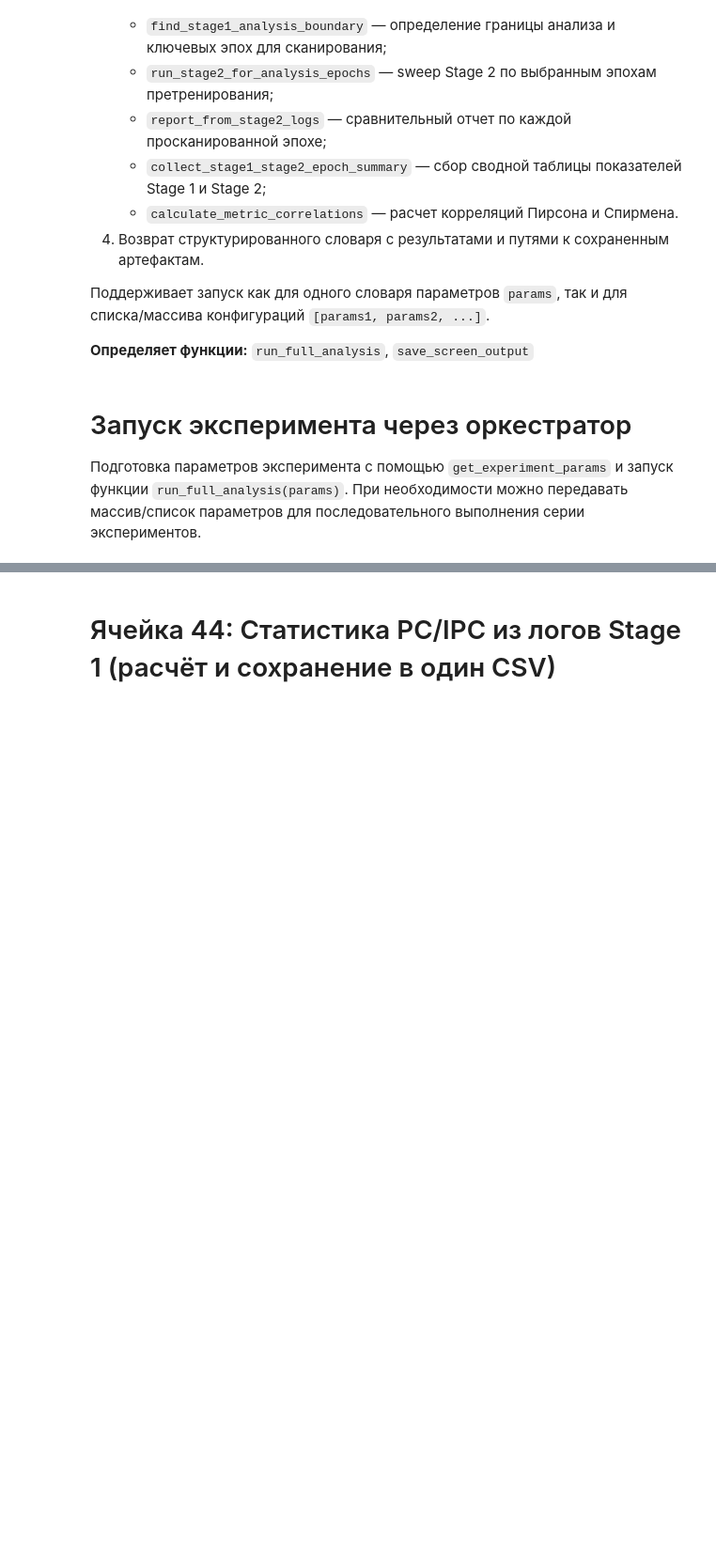
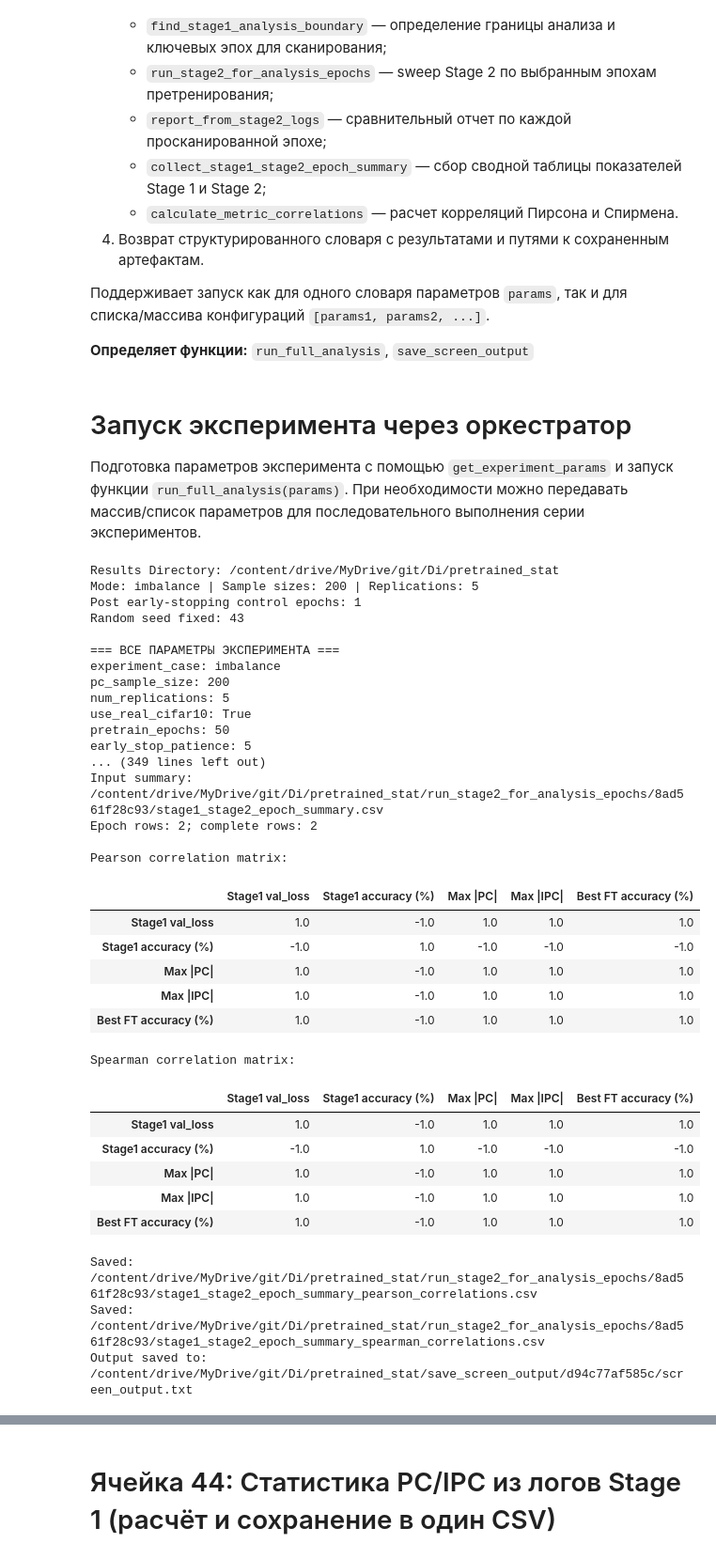
Before and after one commit to DR24DR24/Di, a Jupyter notebook: pretrained_stat.ipynb, the cells around one changed output, grey strips where cells are left out. Shown at 94% size. Saved outputs shown, nothing was run; the diff lists cells and outputs as text; code cells hidden in the pictures; blank space fills up the shorter version.

```diff
--- a/pretrained_stat.ipynb
+++ b/pretrained_stat.ipynb
@@ -2488,7 +2498,7 @@ def run_full_analysis(params, device=None):
 
         # --- 4. Sweep Stage 2 по выбранным эпохам ---
         stage2_epoch_sweep_log = run_stage2_for_analysis_epochs(
-            params, boundary=stage1_analysis_boundary
+            {**params,"calculate_pc_ipc":False}, boundary=stage1_analysis_boundary
         )
 
         # --- 5. Сравнение моделей по каждой просканированной эпохе ---
@@ -2522,28 +2532,62 @@ def run_full_analysis(params, device=None):
 # %%
 # Ячейка 43  (перенумеруется автоматически)
 # Запуск эксперимента: подготовка параметров params и вызов run_full_analysis.
 
 # --- Подготовка параметров эксперимента ---
 params = get_experiment_params(
     experiment_case="imbalance",
-    pc_sample_size=300,
-    num_replications=3,
+    pc_sample_size=200,
+    num_replications=5,
     use_real_cifar10=True,
     pretrain_epochs=50,
     early_stop_patience=5,
     post_early_stop_epochs=1,
     learning_rate_source=0.001,
     target_epochs=50,
     target_patience=5,
     learning_rate_target=0.001,
     feature_extraction=True,
     ft_sample_size=100,
     best_model_criterion="pc",
     seed=43,
 )
 
 # --- Запуск полного анализа ---
 results = run_full_analysis(params)
+# %% [output]
+Results Directory: /content/drive/MyDrive/git/Di/pretrained_stat
+Mode: imbalance | Sample sizes: 200 | Replications: 5
+Post early-stopping control epochs: 1
+Random seed fixed: 43
+
+=== ВСЕ ПАРАМЕТРЫ ЭКСПЕРИМЕНТА ===
+experiment_case: imbalance
+pc_sample_size: 200
+num_replications: 5
+use_real_cifar10: True
+pretrain_epochs: 50
+early_stop_patience: 5
+... (349 lines left out)
+Input summary: /content/drive/MyDrive/git/Di/pretrained_stat/run_stage2_for_analysis_epochs/8ad561f28c93/stage1_stage2_epoch_summary.csv
+Epoch rows: 2; complete rows: 2
+
+Pearson correlation matrix:
+|  | Stage1 val_loss | Stage1 accuracy (%) | Max |PC| | Max |IPC| | Best FT accuracy (%) |
+| Stage1 val_loss | 1.0 | -1.0 | 1.0 | 1.0 | 1.0 |
+| Stage1 accuracy (%) | -1.0 | 1.0 | -1.0 | -1.0 | -1.0 |
+| Max |PC| | 1.0 | -1.0 | 1.0 | 1.0 | 1.0 |
+| Max |IPC| | 1.0 | -1.0 | 1.0 | 1.0 | 1.0 |
+| Best FT accuracy (%) | 1.0 | -1.0 | 1.0 | 1.0 | 1.0 |
+Spearman correlation matrix:
+|  | Stage1 val_loss | Stage1 accuracy (%) | Max |PC| | Max |IPC| | Best FT accuracy (%) |
+| Stage1 val_loss | 1.0 | -1.0 | 1.0 | 1.0 | 1.0 |
+| Stage1 accuracy (%) | -1.0 | 1.0 | -1.0 | -1.0 | -1.0 |
+| Max |PC| | 1.0 | -1.0 | 1.0 | 1.0 | 1.0 |
+| Max |IPC| | 1.0 | -1.0 | 1.0 | 1.0 | 1.0 |
+| Best FT accuracy (%) | 1.0 | -1.0 | 1.0 | 1.0 | 1.0 |
+Saved: /content/drive/MyDrive/git/Di/pretrained_stat/run_stage2_for_analysis_epochs/8ad561f28c93/stage1_stage2_epoch_summary_pearson_correlations.csv
+Saved: /content/drive/MyDrive/git/Di/pretrained_stat/run_stage2_for_analysis_epochs/8ad561f28c93/stage1_stage2_epoch_summary_spearman_correlations.csv
+Output saved to: /content/drive/MyDrive/git/Di/pretrained_stat/save_screen_output/d94c77af585c/screen_output.txt
 # %%
 # from IPython.display import clear_output
 # seed_list=[42,43,43]
```
Also changed, not shown: parts of 8 cells of this notebook, 3 other files.
